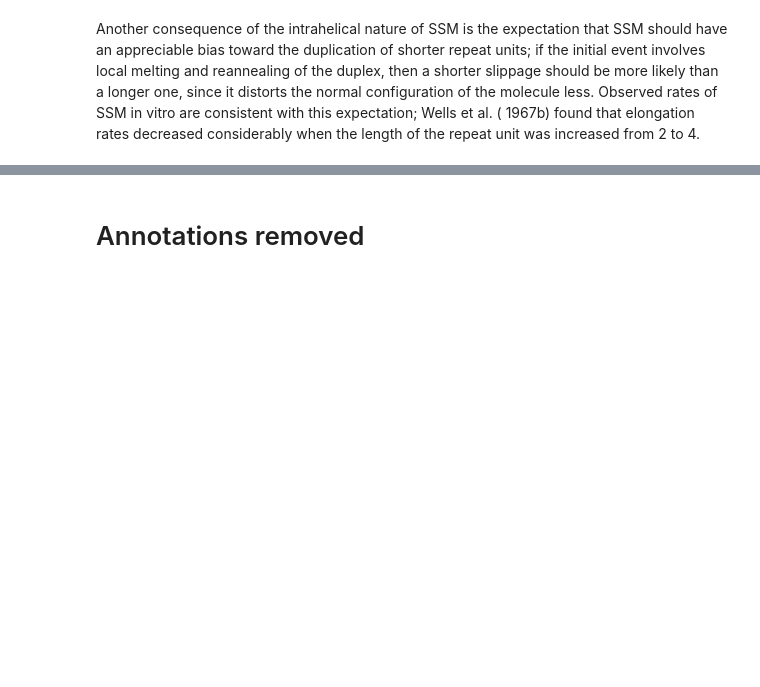
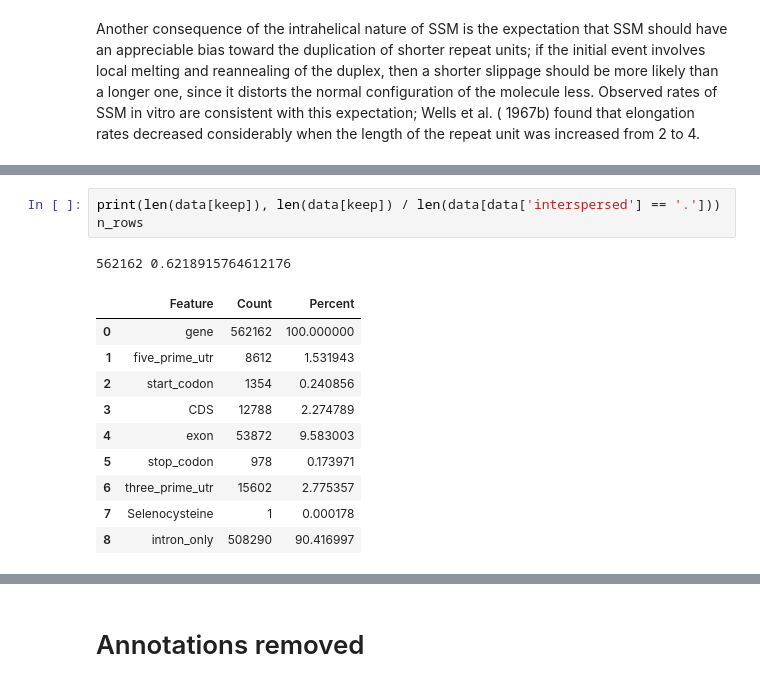
Before and after one commit to ACEnglish/adotto, a Jupyter notebook: regions/notebooks/FinalRegionsQC.ipynb, the cells around one changed output, grey strips where cells are left out. Drawn from its saved outputs; the diff is of its cells as text; blank space fills up the shorter version.

```diff
--- a/regions/notebooks/FinalRegionsQC.ipynb
+++ b/regions/notebooks/FinalRegionsQC.ipynb
@@ -328,0 +344,15 @@ when the length of the repeat unit was increased from 2 to 4.
+# %%
+print(len(data[keep]), len(data[keep]) / len(data[data['interspersed'] == '.']))
+n_rows
+# %% [output]
+562162 0.6218915764612176
+|  | Feature | Count | Percent |
+| 0 | gene | 562162 | 100.000000 |
+| 1 | five_prime_utr | 8612 | 1.531943 |
+| 2 | start_codon | 1354 | 0.240856 |
+| 3 | CDS | 12788 | 2.274789 |
+| 4 | exon | 53872 | 9.583003 |
+| 5 | stop_codon | 978 | 0.173971 |
+| 6 | three_prime_utr | 15602 | 2.775357 |
+| 7 | Selenocysteine | 1 | 0.000178 |
+| 8 | intron_only | 508290 | 90.416997 |
```
Also changed, not shown: parts of 9 cells of this notebook.
